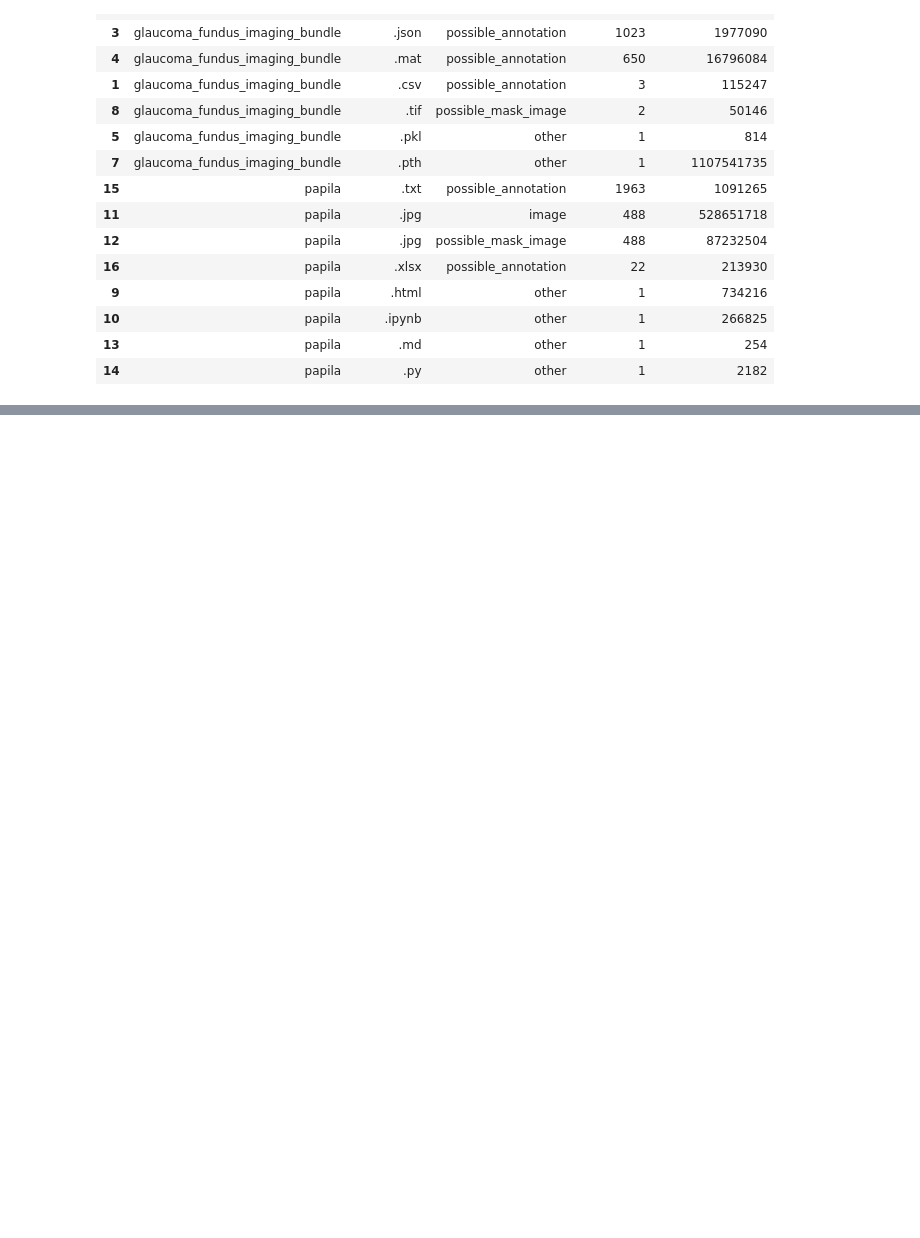
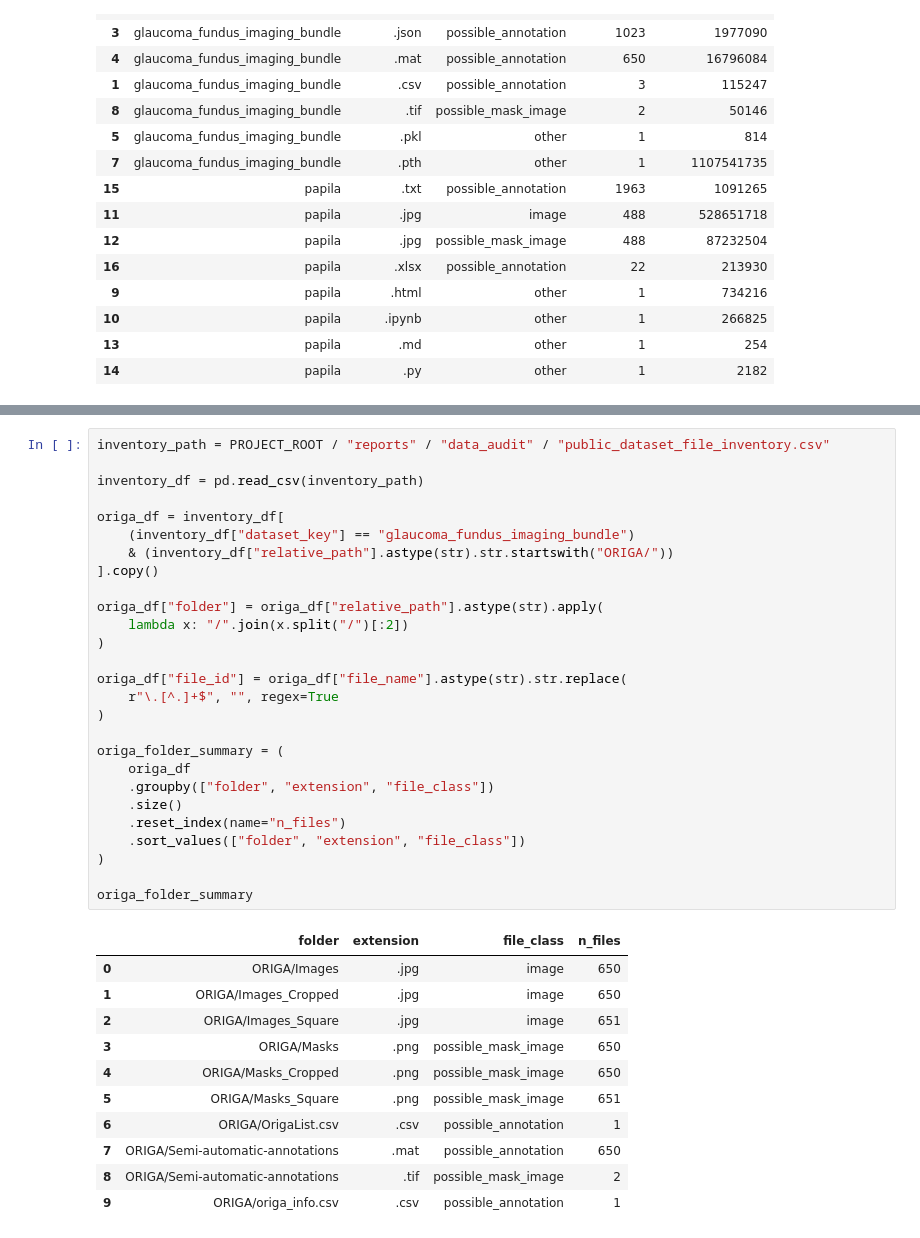
Before and after one commit to Rjashby1/Automated-Glaucoma-Screening-Using-AI-Enhanced-Ophthalmoscopy, a Jupyter notebook: notebooks/01_data_audit_and_manifest.ipynb, the cells around one changed output, grey strips where cells are left out. Saved outputs shown, nothing was run; the diff lists cells and outputs as text; blank space fills up the shorter version.

```diff
--- a/notebooks/01_data_audit_and_manifest.ipynb
+++ b/notebooks/01_data_audit_and_manifest.ipynb
@@ -260,0 +265,39 @@ Saved image-like path-pattern summary to: /sfs/gpfs/tardis/home/gsr3qz/Documents
+# %%
+inventory_path = PROJECT_ROOT / "reports" / "data_audit" / "public_dataset_file_inventory.csv"
+
+inventory_df = pd.read_csv(inventory_path)
+
+origa_df = inventory_df[
+    (inventory_df["dataset_key"] == "glaucoma_fundus_imaging_bundle")
+    & (inventory_df["relative_path"].astype(str).str.startswith("ORIGA/"))
+].copy()
+
+origa_df["folder"] = origa_df["relative_path"].astype(str).apply(
+    lambda x: "/".join(x.split("/")[:2])
+)
+
+origa_df["file_id"] = origa_df["file_name"].astype(str).str.replace(
+    r"\.[^.]+$", "", regex=True
+)
+
+origa_folder_summary = (
+    origa_df
+    .groupby(["folder", "extension", "file_class"])
+    .size()
+    .reset_index(name="n_files")
+    .sort_values(["folder", "extension", "file_class"])
+)
+
+origa_folder_summary
+# %% [output]
+|  | folder | extension | file_class | n_files |
+| 0 | ORIGA/Images | .jpg | image | 650 |
+| 1 | ORIGA/Images_Cropped | .jpg | image | 650 |
+| 2 | ORIGA/Images_Square | .jpg | image | 651 |
+| 3 | ORIGA/Masks | .png | possible_mask_image | 650 |
+| 4 | ORIGA/Masks_Cropped | .png | possible_mask_image | 650 |
+| 5 | ORIGA/Masks_Square | .png | possible_mask_image | 651 |
+| 6 | ORIGA/OrigaList.csv | .csv | possible_annotation | 1 |
+| 7 | ORIGA/Semi-automatic-annotations | .mat | possible_annotation | 650 |
+| 8 | ORIGA/Semi-automatic-annotations | .tif | possible_mask_image | 2 |
+| 9 | ORIGA/origa_info.csv | .csv | possible_annotation | 1 |
```
Also changed, not shown: parts of 3 cells of this notebook, 2 other files.
